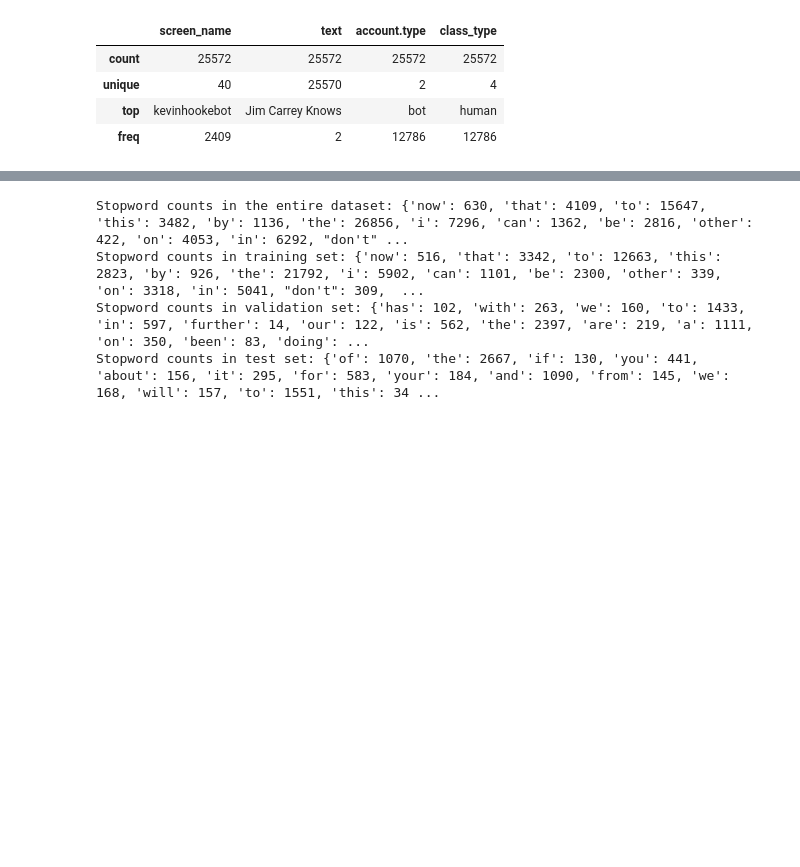
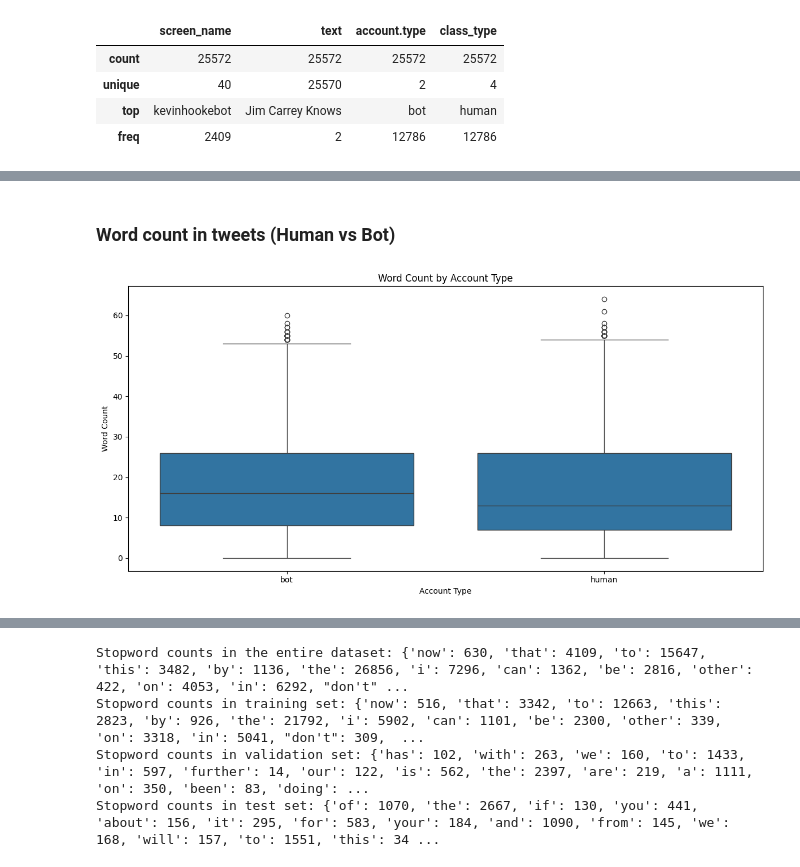
Before and after one commit to hstoklosa/fake-tweets-detection, a Jupyter notebook: eda.ipynb, the cells around one changed output, grey strips where cells are left out. Saved outputs shown, nothing was run; the diff lists cells and outputs as text; code cells hidden in the pictures; blank space fills up the shorter version.

```diff
--- a/eda.ipynb
+++ b/eda.ipynb
@@ -92,0 +219,12 @@ test_df.head()
+# %% [markdown]
+### Word count in tweets (Human vs Bot)
+# %%
+plt.figure(figsize=(12, 6))
+sns.boxplot(x='account.type', y='word_count', data=df)
+plt.title('Word Count by Account Type')
+plt.xlabel('Account Type')
+plt.ylabel('Word Count')
+plt.tight_layout()
+plt.show()
+# %% [output]
+[figure, added]
```
Also changed, not shown: parts of 68 cells of this notebook, 1 other file.
